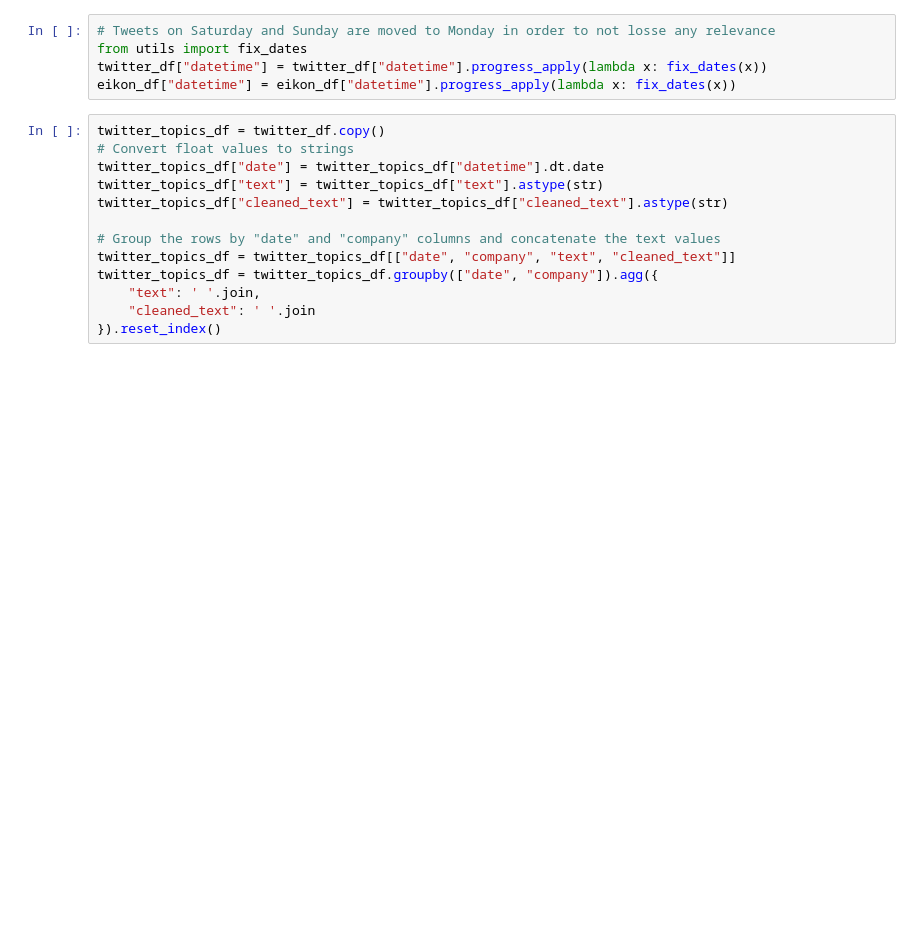
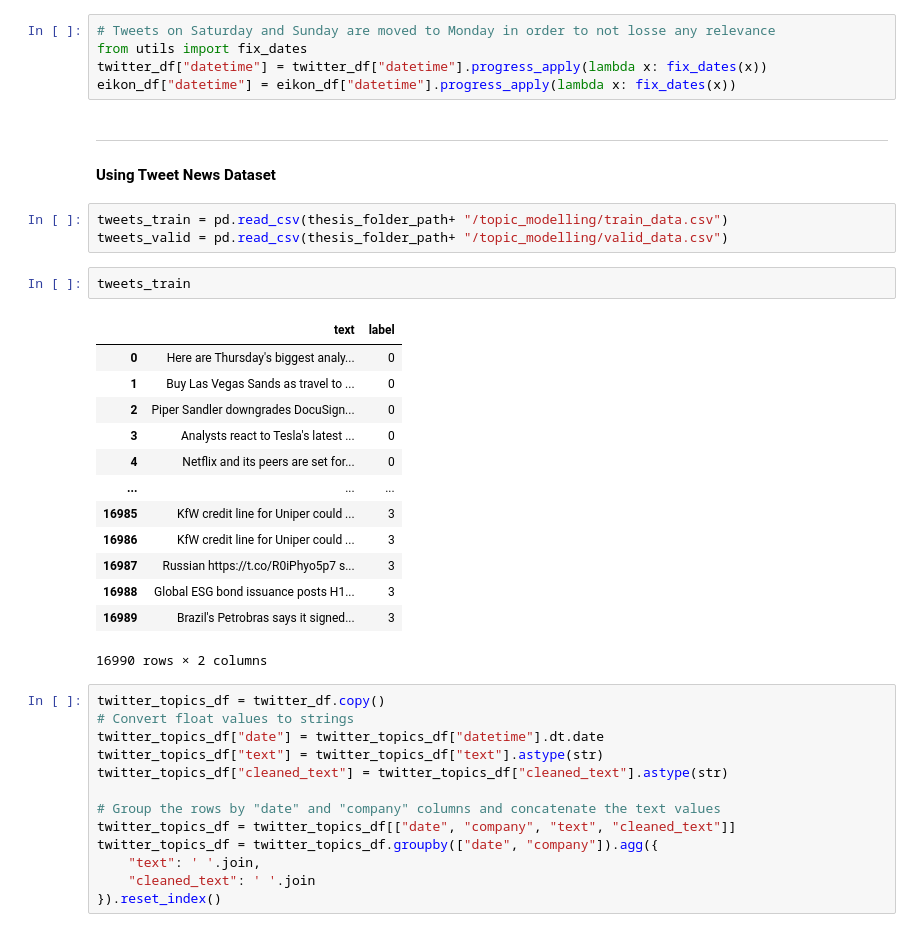
Before and after one commit to Diegozu97/thesis_code, a Jupyter notebook: 04_topic_modelling.ipynb, the cells around one changed output. Drawn from its saved outputs; the diff is of its cells as text; blank space fills up the shorter version.

```diff
--- a/04_topic_modelling.ipynb
+++ b/04_topic_modelling.ipynb
@@ -64,6 +66,28 @@ print(eikon_df.shape)
 from utils import fix_dates
 twitter_df["datetime"] = twitter_df["datetime"].progress_apply(lambda x: fix_dates(x))
 eikon_df["datetime"] = eikon_df["datetime"].progress_apply(lambda x: fix_dates(x))
+# %% [markdown]
+---
+#### Using Tweet News Dataset
+# %%
+tweets_train = pd.read_csv(thesis_folder_path+ "/topic_modelling/train_data.csv")
+tweets_valid = pd.read_csv(thesis_folder_path+ "/topic_modelling/valid_data.csv")
+# %%
+tweets_train
+# %% [output]
+|  | text | label |
+| 0 | Here are Thursday's biggest analy... | 0 |
+| 1 | Buy Las Vegas Sands as travel to ... | 0 |
+| 2 | Piper Sandler downgrades DocuSign... | 0 |
+| 3 | Analysts react to Tesla's latest ... | 0 |
+| 4 | Netflix and its peers are set for... | 0 |
+| ... | ... | ... |
+| 16985 | KfW credit line for Uniper could ... | 3 |
+| 16986 | KfW credit line for Uniper could ... | 3 |
+| 16987 | Russian https://t.co/R0iPhyo5p7 s... | 3 |
+| 16988 | Global ESG bond issuance posts H1... | 3 |
+| 16989 | Brazil's Petrobras says it signed... | 3 |
+16990 rows × 2 columns
 # %%
 twitter_topics_df = twitter_df.copy()
 # Convert float values to strings
```
Also changed, not shown: parts of 10 cells of this notebook, 4 other files.
